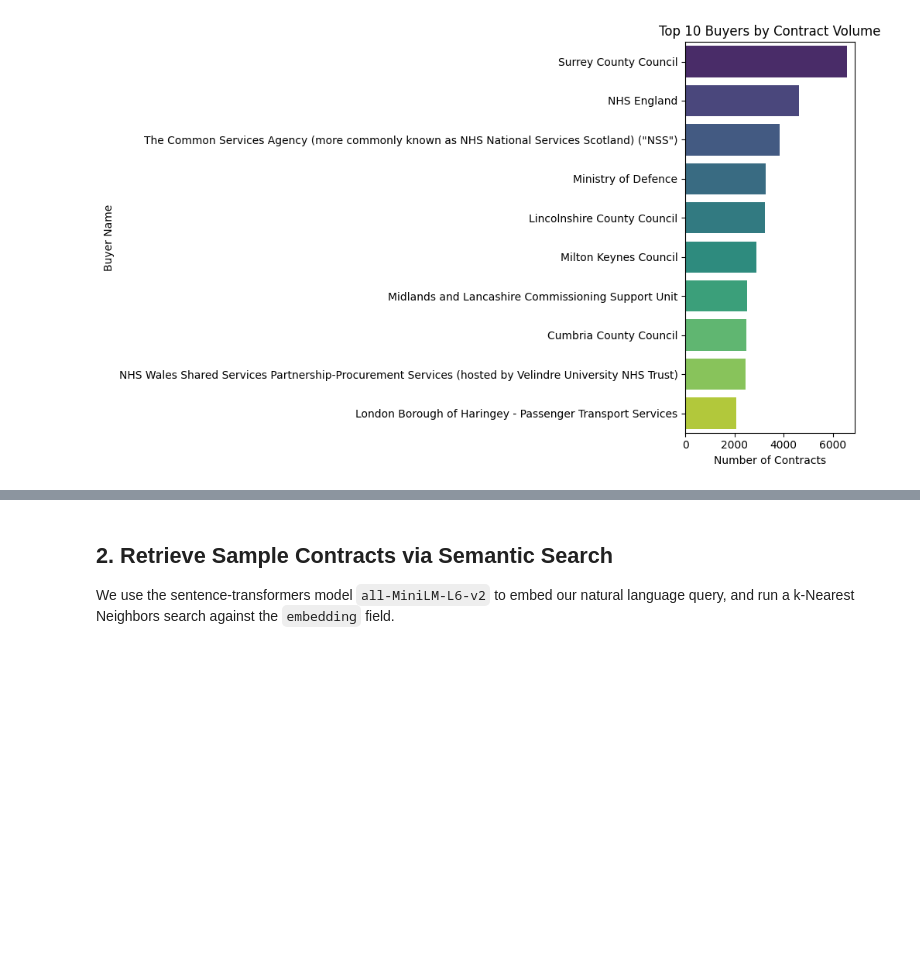
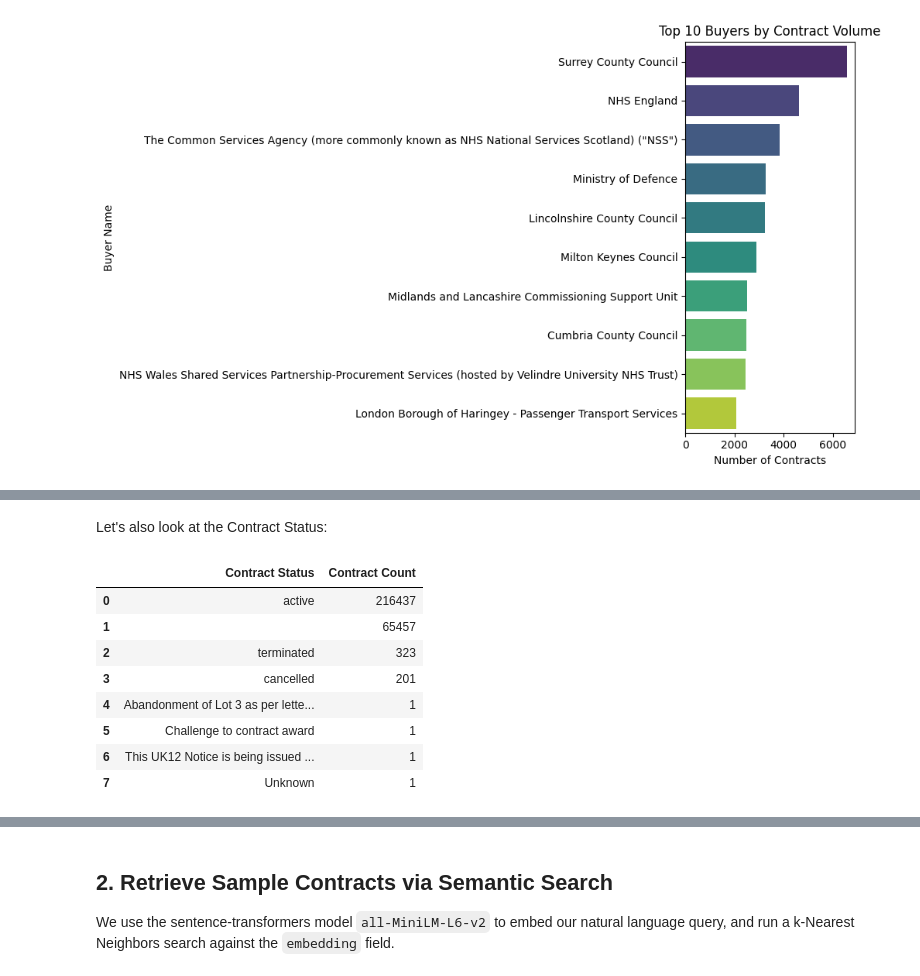
Before and after one commit to Marini97/uk-procurement-rag, a Jupyter notebook: notebooks/02_explore_elastic.ipynb, the cells around one changed output, grey strips where cells are left out. Drawn from its saved outputs; the diff is of its cells as text; code cells hidden in the pictures; blank space fills up the shorter version.

```diff
--- a/notebooks/02_explore_elastic.ipynb
+++ b/notebooks/02_explore_elastic.ipynb
@@ -104,0 +104,28 @@ plt.show()
+# %% [markdown]
+Let's also look at the Contract Status:
+# %%
+method_query = {
+    "size": 0,
+    "aggs": {
+        "methods": {
+            "terms": {
+                "field": "contract_status"
+            }
+        }
+    }
+}
+
+res_methods = es.search(index=INDEX_NAME, body=method_query)
+df_methods = pd.DataFrame(res_methods['aggregations']['methods']['buckets'])
+df_methods.columns = ['Contract Status', 'Contract Count']
+df_methods
+# %% [output]
+|  | Contract Status | Contract Count |
+| 0 | active | 216437 |
+| 1 |  | 65457 |
+| 2 | terminated | 323 |
+| 3 | cancelled | 201 |
+| 4 | Abandonment of Lot 3 as per lette... | 1 |
+| 5 | Challenge to contract award | 1 |
+| 6 | This UK12 Notice is being issued ... | 1 |
+| 7 | Unknown | 1 |
```
Also changed, not shown: parts of 6 cells of this notebook, 9 other files.
